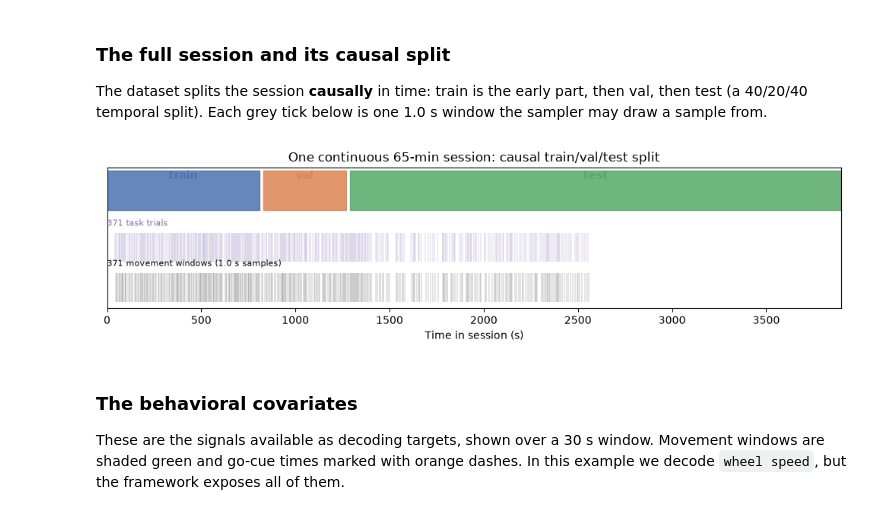
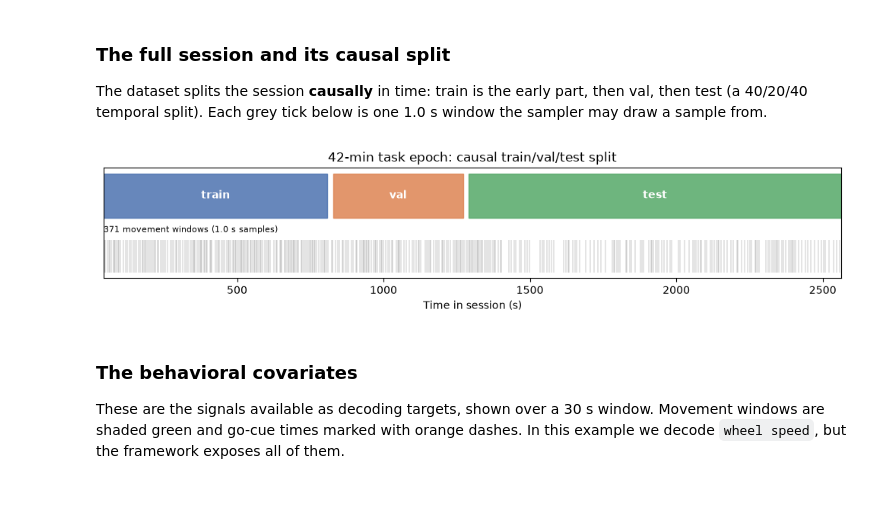
Before and after one commit to AlexandreAndr/janelia_ibl_bwm_talk, a Jupyter notebook: wheel_speed_minimal_example.ipynb, the cells around one changed output. Cells and saved outputs as stored; diff of their text form; code cells hidden in the pictures.

```diff
--- a/wheel_speed_minimal_example.ipynb
+++ b/wheel_speed_minimal_example.ipynb
@@ -341,50 +341,53 @@ then val, then test (a 40/20/40 temporal split). Each grey tick below is one
 # %%
 splits = {
     "train": (viz_rec.train_domain, "#4C72B0"),
     "val": (viz_rec.val_domain, "#DD8452"),
     "test": (viz_rec.test_domain, "#55A868"),
 }
-ti = viz_rec.task_aligned_intervals.domain  # 1.0 s task-aligned trial windows
+ti = viz_rec.task_aligned_intervals.domain  # used only to bound the x-axis on the first/last trial
 mi = viz_rec.task_aligned_intervals.movement_intervals
 
-fig, ax = plt.subplots(figsize=(10, 2.8))
+x_start = float(ti.start[0])
+x_end = float(ti.end[-1])
+
+fig, ax = plt.subplots(figsize=(10, 2.4))
+bar_ymin, bar_ymax = 0.55, 0.95
 for name, (dom, color) in splits.items():
     for s, e in zip(np.asarray(dom.start), np.asarray(dom.end)):
-        ax.axvspan(s, e, ymin=0.70, ymax=0.98, color=color, alpha=0.85)
-    mid = (float(dom.start[0]) + float(dom.end[-1])) / 2
-    ax.text(mid, 1.04, name, ha="center", va="bottom", color=color, fontweight="bold")
-# task-aligned trial windows: where the decision-making task actually occurs
-ax.vlines(np.asarray(ti.start), 0.38, 0.62, color="#8172B3", lw=0.3, alpha=0.7)
+        ax.axvspan(s, e, ymin=bar_ymin, ymax=bar_ymax, color=color, alpha=0.85)
+    vis_start = max(x_start, float(dom.start[0]))
+    vis_end = min(x_end, float(dom.end[-1]))
+    mid = (vis_start + vis_end) / 2
+    ax.text(
+        mid,
+        (bar_ymin + bar_ymax) / 2,
+        name,
+        ha="center",
+        va="center",
+        color="white",
+        fontweight="bold",
+    )
+# movement windows: the subset used as decoding samples
+ax.vlines(np.asarray(mi.start), 0.05, 0.35, color="k", lw=0.3, alpha=0.5)
 ax.text(
-    0,
-    0.66,
-    f"{len(ti.start)} task trials",
-    ha="left",
-    va="bottom",
-    fontsize=8,
-    color="#8172B3",
-)
-# movement windows: the subset used as decoding samples
-ax.vlines(np.asarray(mi.start), 0.05, 0.29, color="k", lw=0.3, alpha=0.5)
-ax.text(
-    0,
-    0.33,
+    x_start,
+    0.40,
     f"{len(mi.start)} movement windows (1.0 s samples)",
     ha="left",
     va="bottom",
     fontsize=8,
 )
-ax.set_xlim(0, T_END)
-ax.set_ylim(0.0, 1.15)
+ax.set_xlim(x_start, x_end)
+ax.set_ylim(0.0, 1.0)
 ax.set_yticks([])
 ax.set_xlabel("Time in session (s)")
 ax.set_title(
-    f"One continuous {T_END / 60:.0f}-min session: causal train/val/test split"
+    f"{(x_end - x_start) / 60:.0f}-min task epoch: causal train/val/test split"
 )
 plt.tight_layout()
 plt.show()
 # %% [output]
-[figure, old version]
+[figure, new version]
 # %% [markdown]
 ### The behavioral covariates
 
```
Also changed, not shown: parts of 10 cells of this notebook, 1 other file.
